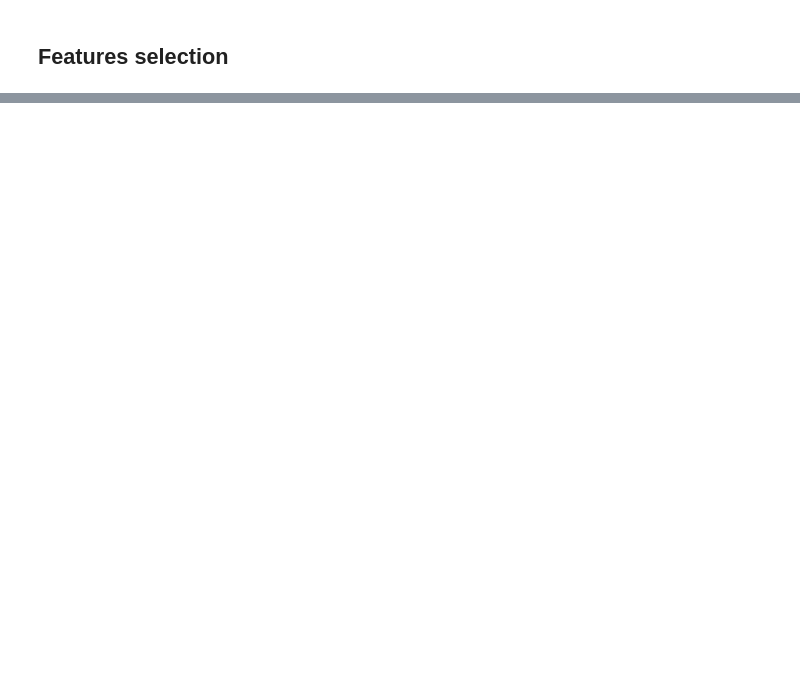
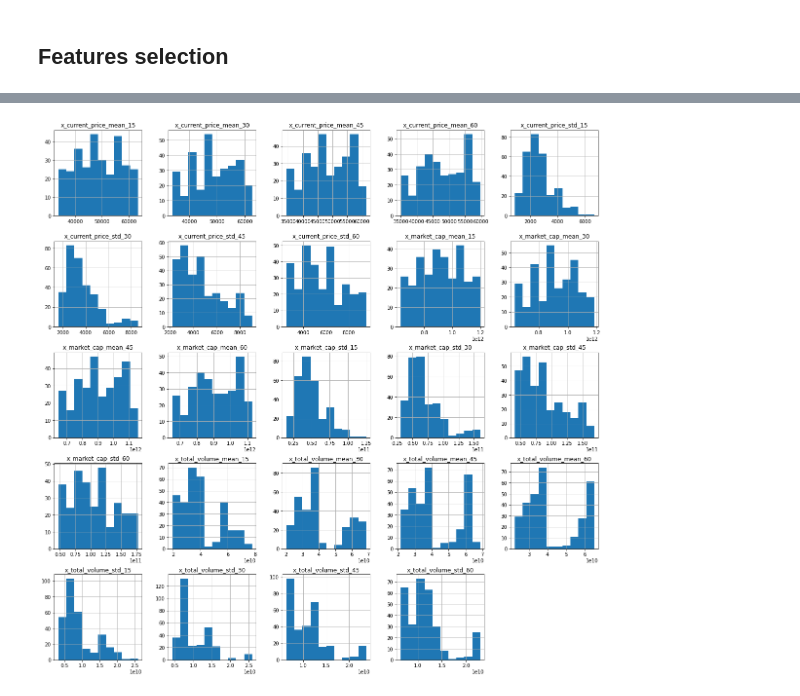
Before and after one commit to kennyldc/crispy-computing-machine, a Jupyter notebook: model/crypto_model_v1.ipynb, the cells around one changed output, grey strips where cells are left out. Saved outputs shown, nothing was run; the diff lists cells and outputs as text; code cells hidden in the pictures; blank space fills up the shorter version.

```diff
--- a/model/crypto_model_v1.ipynb
+++ b/model/crypto_model_v1.ipynb
@@ -128,0 +237,11 @@ with open('X_v1.pkl', 'rb') as f:
+# %%
+for v,li,ls in X[varc].describe(percentiles=[0.01,0.99]).T[['1%','99%']].reset_index().values:
+    X[f'ex_{v}'] = ((X[v]<li)|(X[v]>ls)).astype(int)
+
+X['ex_'] = X.filter(like= 'ex_').max(axis=1)
+X = X.loc[X['ex_']==0].reset_index(drop=True)
+X.drop(X.filter(like='ex_').columns,axis=1,inplace=True)
+# %%
+X[varc].hist(figsize=(20,20));
+# %% [output]
+[figure, added]
```
Also changed, not shown: parts of 34 cells of this notebook.
